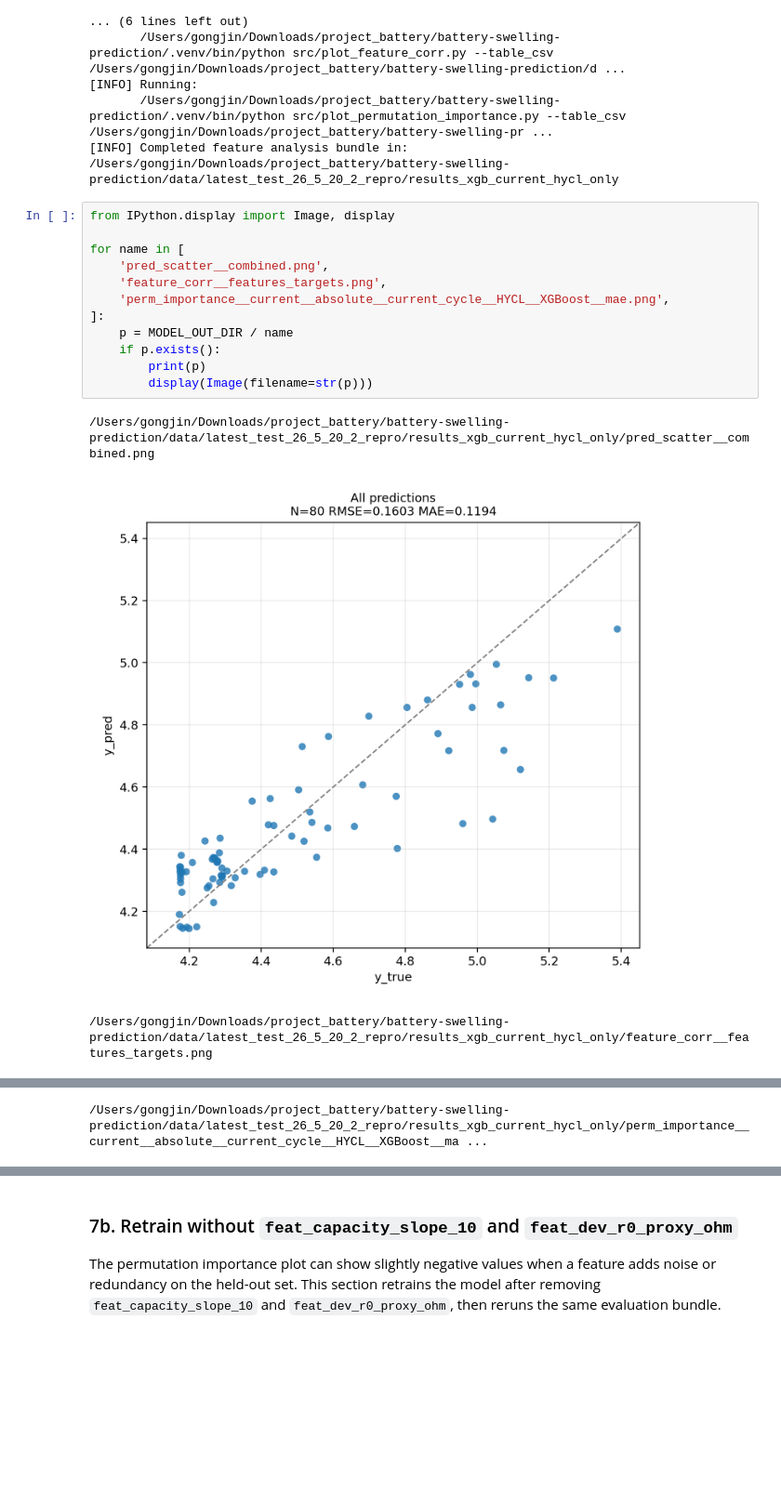
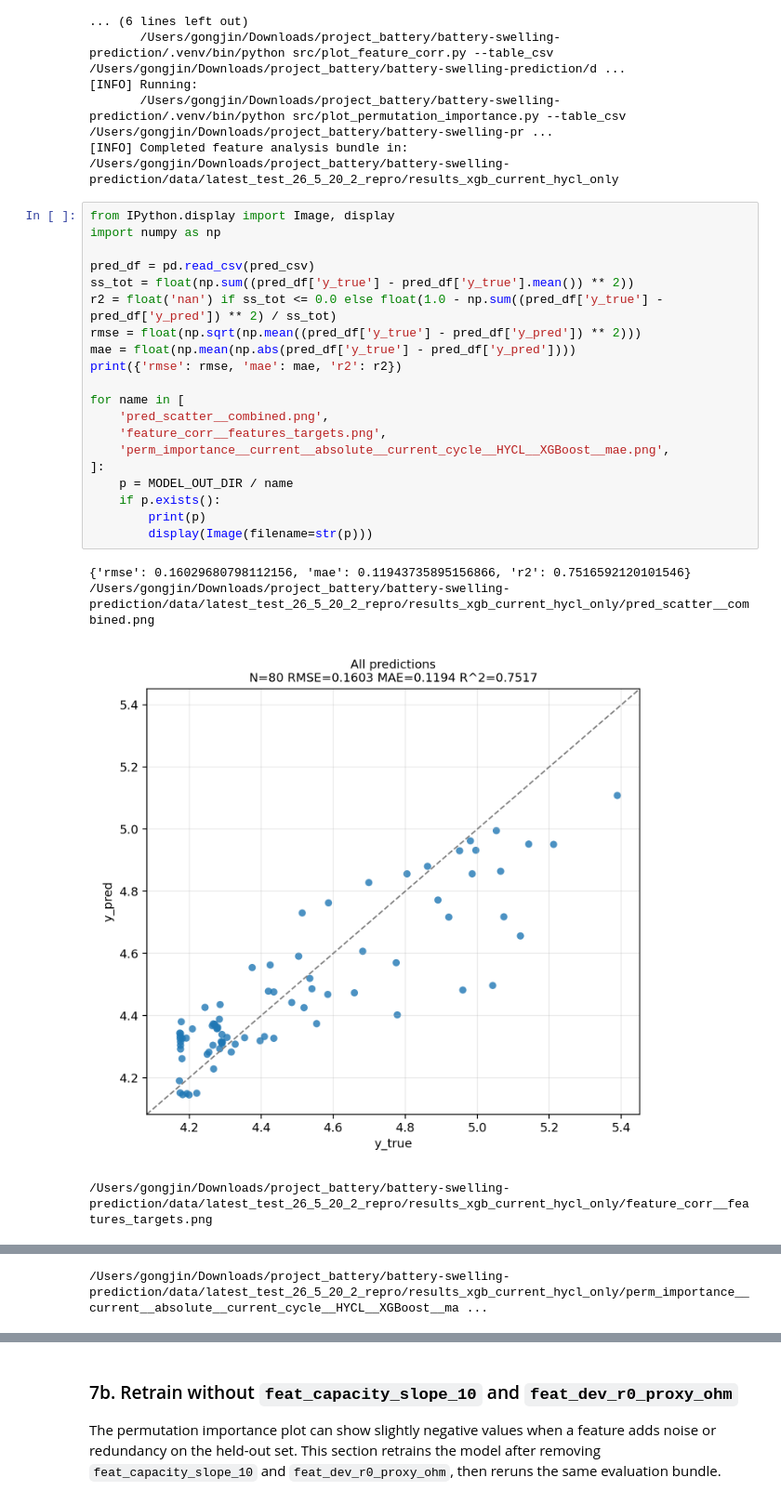
Before and after one commit to dnnGong/battery-swelling-prediction, a Jupyter notebook: notebooks/battery_swelling_workflow.ipynb, the cells around one changed output, grey strips where cells are left out. Shown at 93% size. Drawn from its saved outputs; the diff is of its cells as text; blank space fills up the shorter version.

Commit message:
feat(eval): add R^2 to prediction scatter plots and notebook metrics

```diff
--- a/notebooks/battery_swelling_workflow.ipynb
+++ b/notebooks/battery_swelling_workflow.ipynb
@@ -527,19 +527,28 @@ show_log('08_feature_analysis.log', n=120)
 [INFO] Completed feature analysis bundle in: /Users/gongjin/Downloads/project_battery/battery-swelling-prediction/data/latest_test_26_5_20_2_repro/results_xgb_current_hycl_only
 # %%
 from IPython.display import Image, display
+import numpy as np
+
+pred_df = pd.read_csv(pred_csv)
+ss_tot = float(np.sum((pred_df['y_true'] - pred_df['y_true'].mean()) ** 2))
+r2 = float('nan') if ss_tot <= 0.0 else float(1.0 - np.sum((pred_df['y_true'] - pred_df['y_pred']) ** 2) / ss_tot)
+rmse = float(np.sqrt(np.mean((pred_df['y_true'] - pred_df['y_pred']) ** 2)))
+mae = float(np.mean(np.abs(pred_df['y_true'] - pred_df['y_pred'])))
+print({'rmse': rmse, 'mae': mae, 'r2': r2})
 
 for name in [
     'pred_scatter__combined.png',
     'feature_corr__features_targets.png',
     'perm_importance__current__absolute__current_cycle__HYCL__XGBoost__mae.png',
 ]:
     p = MODEL_OUT_DIR / name
     if p.exists():
         print(p)
         display(Image(filename=str(p)))
 # %% [output]
+{'rmse': 0.16029680798112156, 'mae': 0.11943735895156866, 'r2': 0.7516592120101546}
 /Users/gongjin/Downloads/project_battery/battery-swelling-prediction/data/latest_test_26_5_20_2_repro/results_xgb_current_hycl_only/pred_scatter__combined.png
-[figure, old version]
+[figure, new version]
 /Users/gongjin/Downloads/project_battery/battery-swelling-prediction/data/latest_test_26_5_20_2_repro/results_xgb_current_hycl_only/feature_corr__features_targets.png
 [figure]
 /Users/gongjin/Downloads/project_battery/battery-swelling-prediction/data/latest_test_26_5_20_2_repro/results_xgb_current_hycl_only/perm_importance__current__absolute__current_cycle__HYCL__XGBoost__ma ...
```
Also changed, not shown: parts of 3 cells of this notebook, 1 other file.
